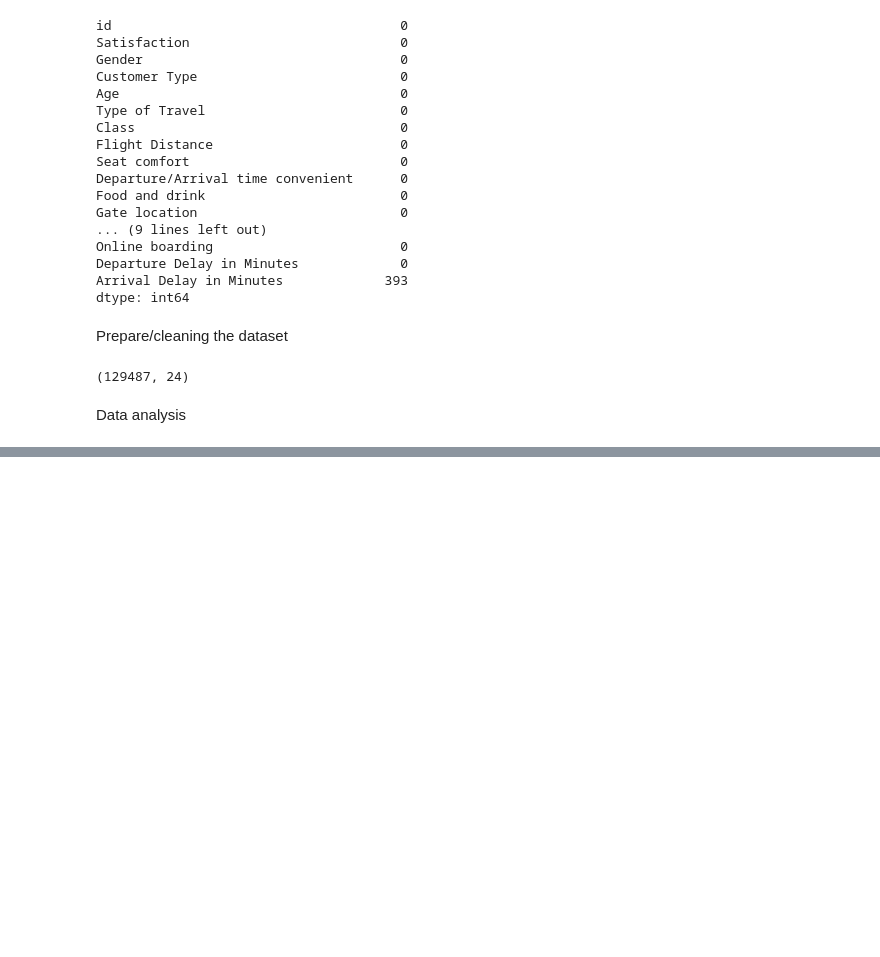
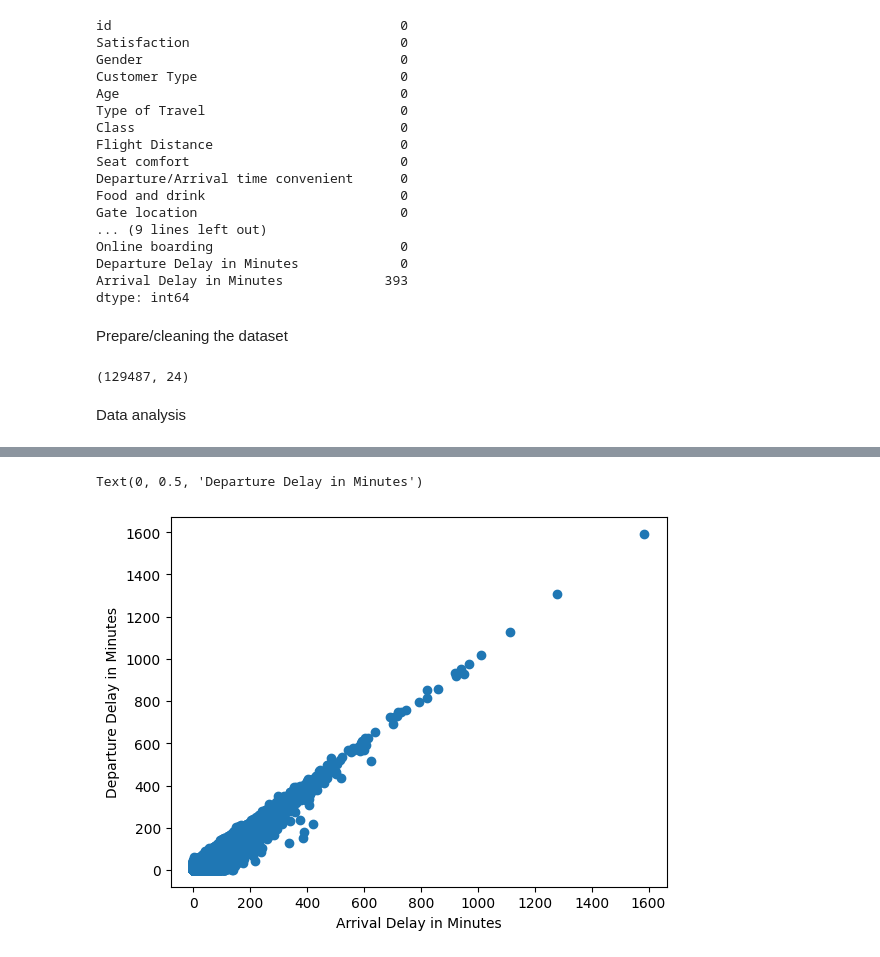
Before and after one commit to FengfengZ93/Classification_Sentiment-Analysis, a Jupyter notebook: classification_sentiment analysis.ipynb, the cells around one changed output, grey strips where cells are left out. Saved outputs shown, nothing was run; the diff lists cells and outputs as text; code cells hidden in the pictures; blank space fills up the shorter version.

```diff
--- a/classification_sentiment analysis.ipynb
+++ b/classification_sentiment analysis.ipynb
@@ -86,0 +141,7 @@ Data analysis
+# %%
+plt.scatter(df['Arrival Delay in Minutes'], df['Departure Delay in Minutes'])
+plt.xlabel('Arrival Delay in Minutes')
+plt.ylabel('Departure Delay in Minutes')
+# %% [output]
+Text(0, 0.5, 'Departure Delay in Minutes')
+[figure, added]
```
Also changed, not shown: parts of 10 cells of this notebook, 1 other file.
